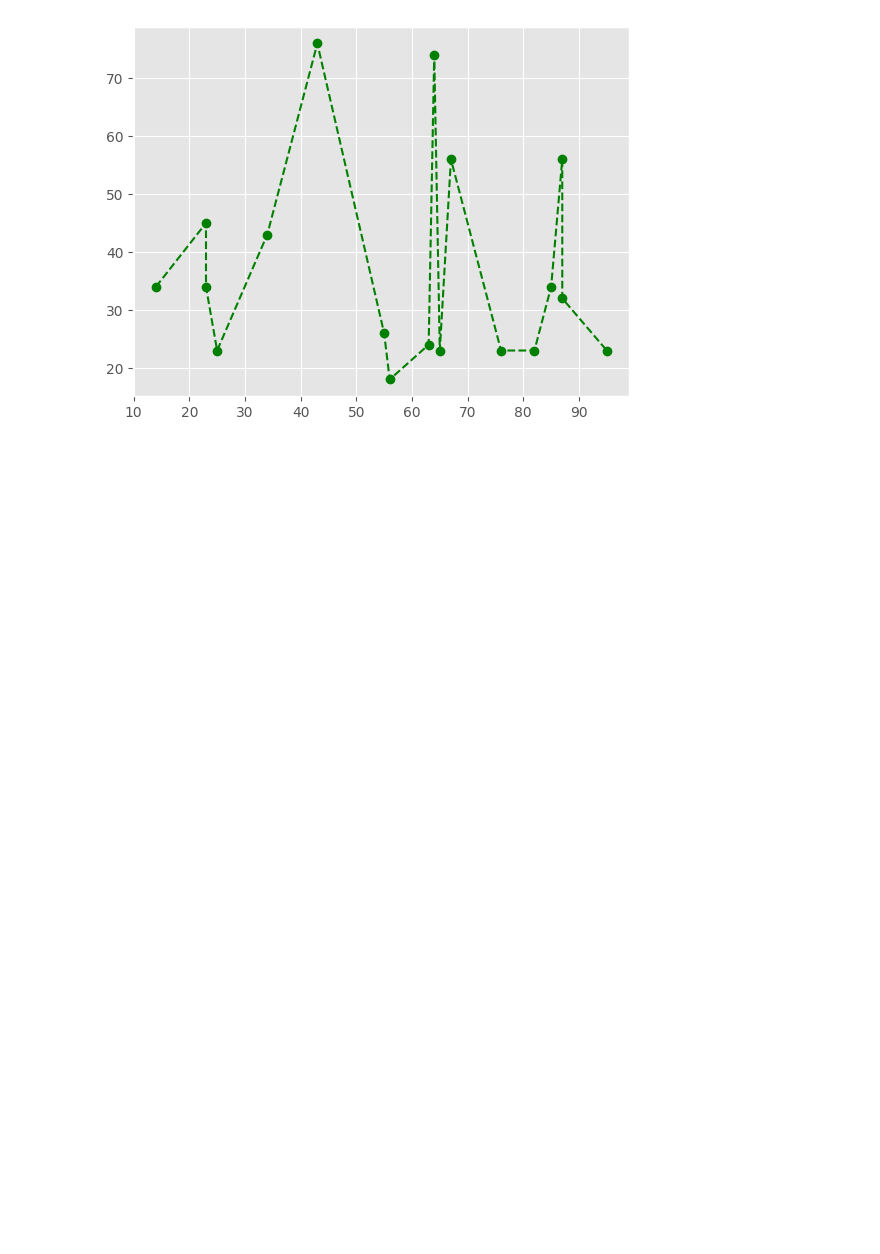
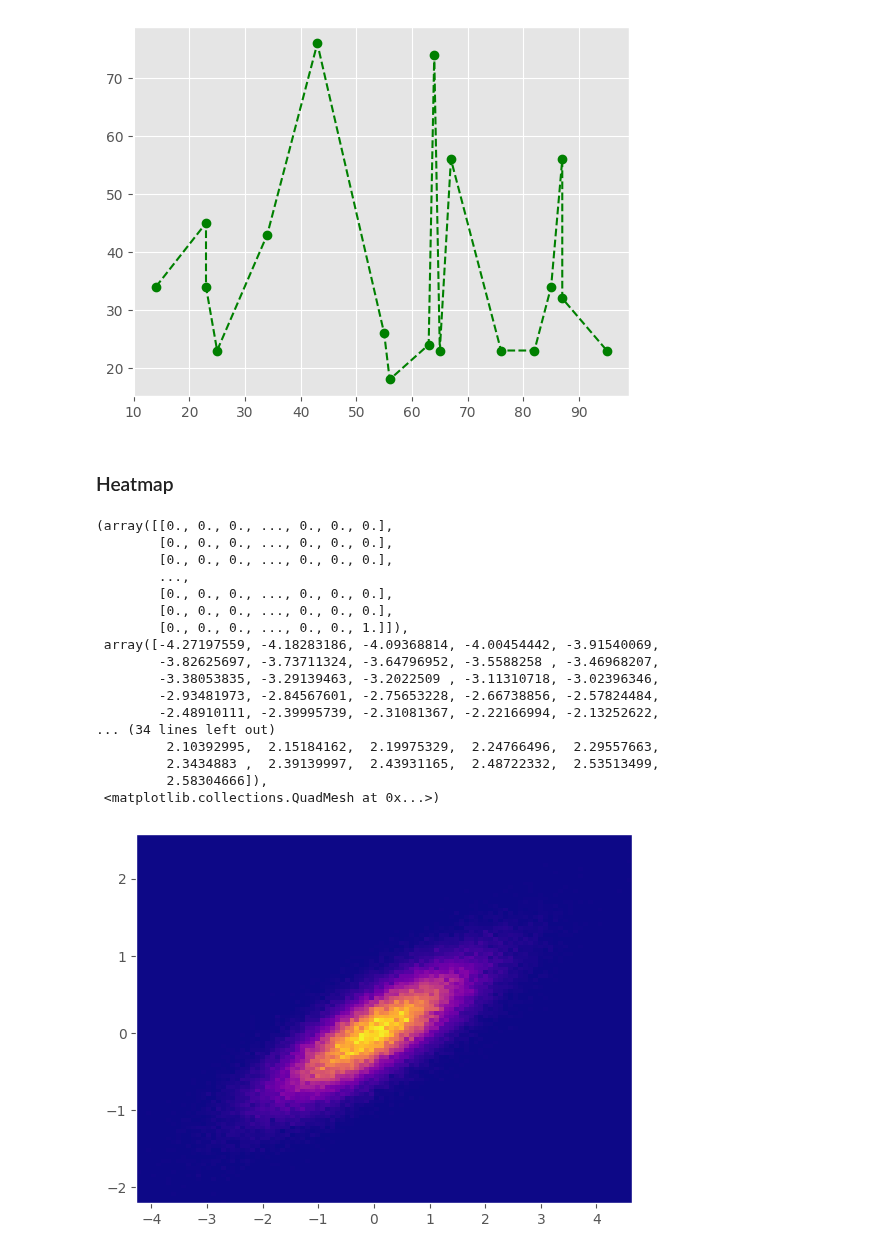
Before and after one commit to dbasdanis/python_practice, a Jupyter notebook: plots/plots.ipynb, the cells around one changed output. Saved outputs shown, nothing was run; the diff lists cells and outputs as text; code cells hidden in the pictures; blank space fills up the shorter version.

Commit message:
feat: heatmap

```diff
--- a/plots/plots.ipynb
+++ b/plots/plots.ipynb
@@ -245,3 +245,38 @@ plt.plot(x,y,'go--')
 # %% [output]
 [<matplotlib.lines.Line2D at 0x...>]
 [figure]
+# %% [markdown]
+### Heatmap
+# %%
+N_numbers = 100000
+N_bins = 100
+
+np.random.seed(0)
+
+x,y = np.random.multivariate_normal(
+    mean=[0.0,0.0],
+    cov=[[1.0,0.4],
+         [0.4,0.25]],
+         size=N_numbers
+    ).T
+
+plt.hist2d(x,y,bins=N_bins,cmap='plasma')
+# %% [output]
+(array([[0., 0., 0., ..., 0., 0., 0.],
+        [0., 0., 0., ..., 0., 0., 0.],
+        [0., 0., 0., ..., 0., 0., 0.],
+        ...,
+        [0., 0., 0., ..., 0., 0., 0.],
+        [0., 0., 0., ..., 0., 0., 0.],
+        [0., 0., 0., ..., 0., 0., 1.]]),
+ array([-4.27197559, -4.18283186, -4.09368814, -4.00454442, -3.91540069,
+        -3.82625697, -3.73711324, -3.64796952, -3.5588258 , -3.46968207,
+        -3.38053835, -3.29139463, -3.2022509 , -3.11310718, -3.02396346,
+        -2.93481973, -2.84567601, -2.75653228, -2.66738856, -2.57824484,
+        -2.48910111, -2.39995739, -2.31081367, -2.22166994, -2.13252622,
+... (34 lines left out)
+         2.10392995,  2.15184162,  2.19975329,  2.24766496,  2.29557663,
+         2.3434883 ,  2.39139997,  2.43931165,  2.48722332,  2.53513499,
+         2.58304666]),
+ <matplotlib.collections.QuadMesh at 0x...>)
+[figure, added]
```
